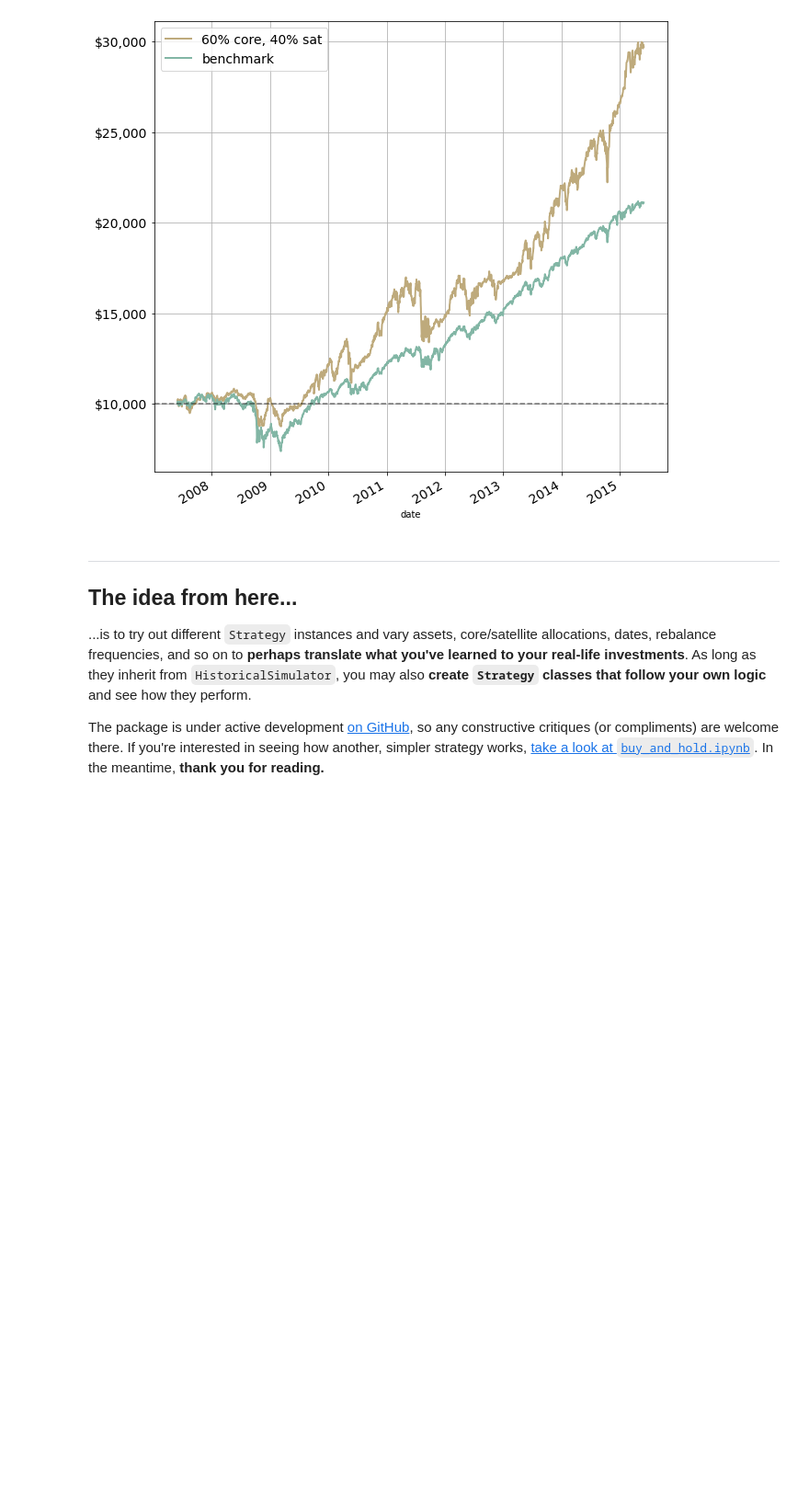
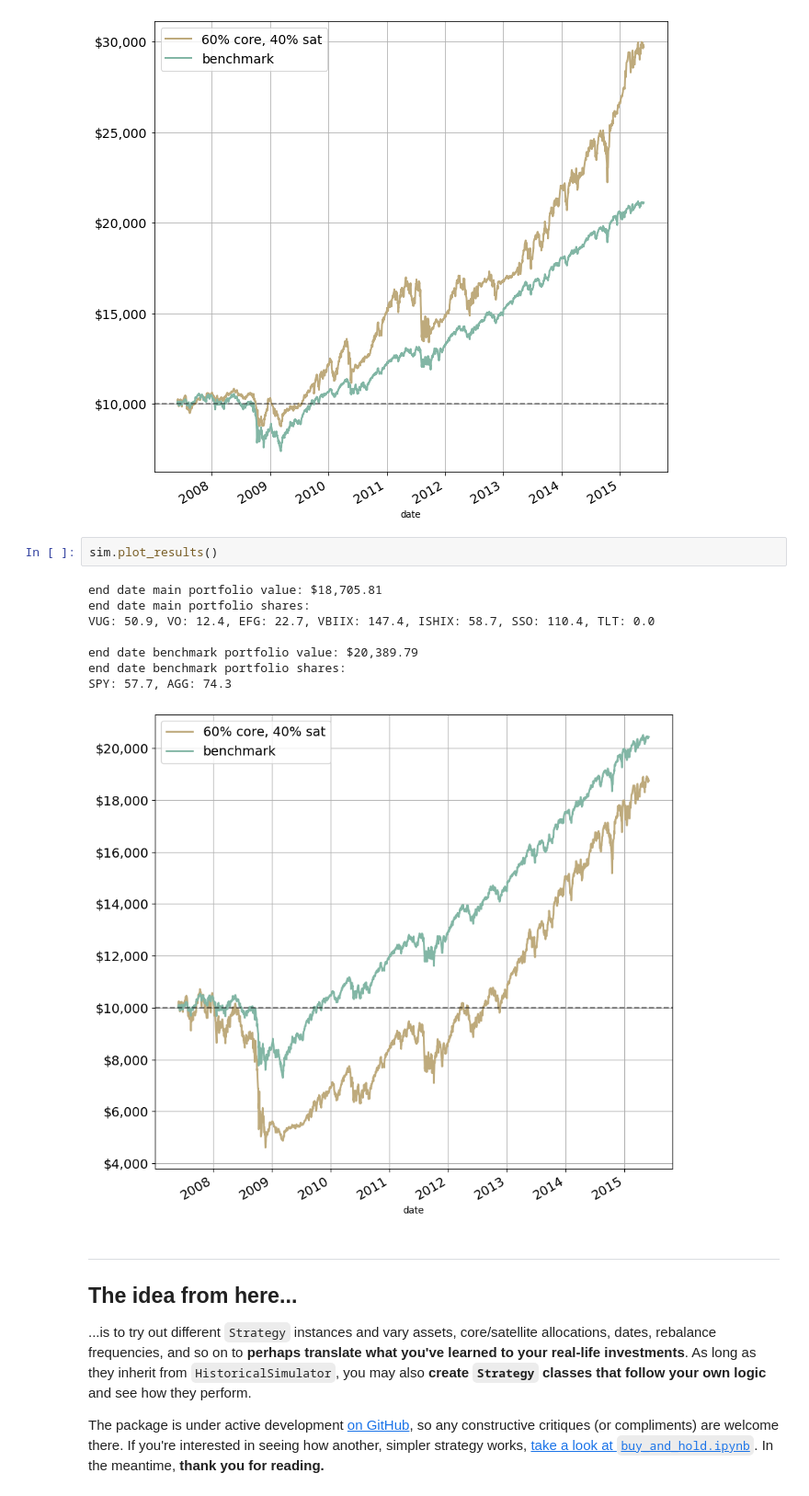
Before and after one commit to ojustino/backstroke, a Jupyter notebook: walkthrough.ipynb, the cells around one changed output. Shown at 92% size. Drawn from its saved outputs; the diff is of its cells as text; blank space fills up the shorter version.

```diff
--- a/walkthrough.ipynb
+++ b/walkthrough.ipynb
@@ -140,6 +144,17 @@ end date benchmark portfolio value: $21,063.16
 end date benchmark portfolio shares:
 SPY: 65.5, AGG: 87.6
 [figure]
+# %%
+sim.plot_results()
+# %% [output]
+end date main portfolio value: $18,705.81
+end date main portfolio shares:
+VUG: 50.9, VO: 12.4, EFG: 22.7, VBIIX: 147.4, ISHIX: 58.7, SSO: 110.4, TLT: 0.0
+
+end date benchmark portfolio value: $20,389.79
+end date benchmark portfolio shares:
+SPY: 57.7, AGG: 74.3
+[figure, added]
 # %% [markdown]
 ___
 ## The idea from here...
```
Also changed, not shown: parts of 3 cells of this notebook, 2 other files.
